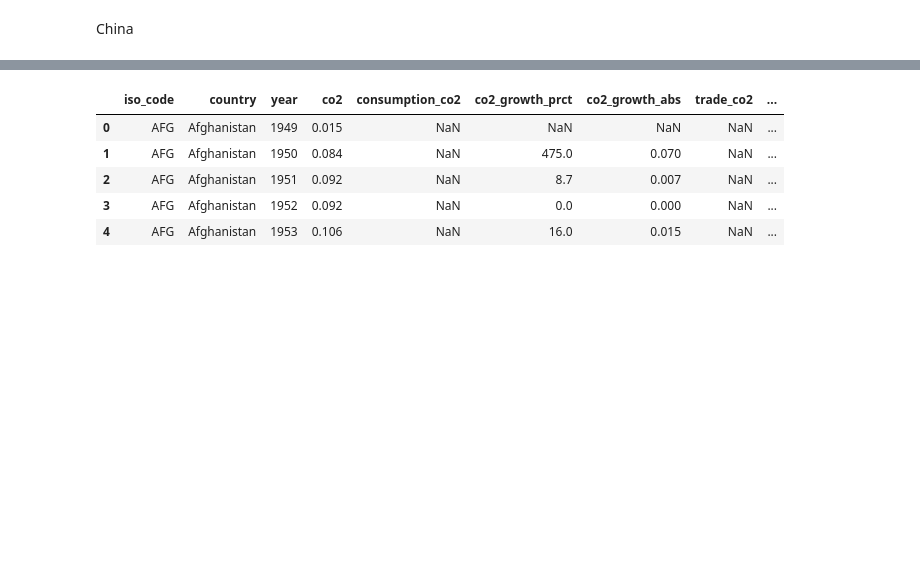
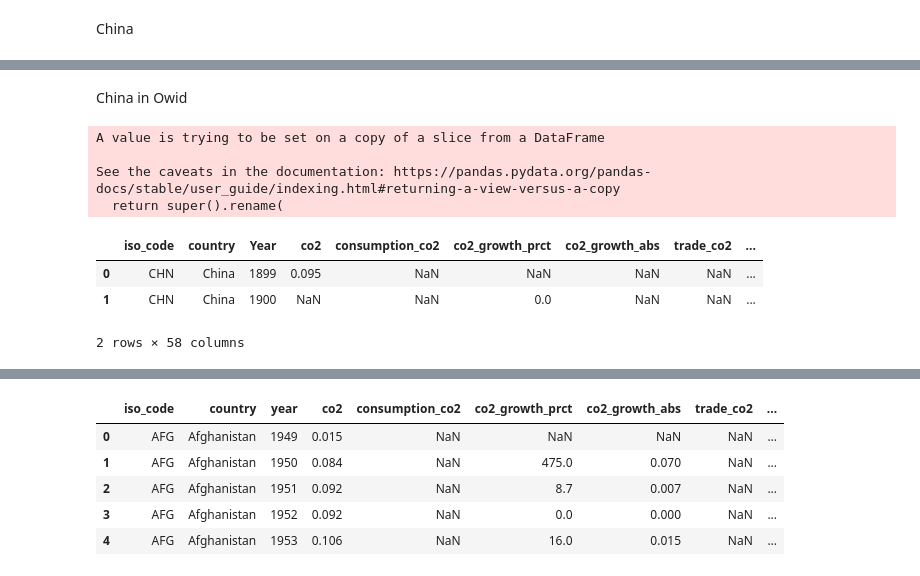
Before and after one commit to BingQuanChua/SASPICIOUS, a Jupyter notebook: eda_merged.ipynb, the cells around one changed output, grey strips where cells are left out. Cells and saved outputs as stored; diff of their text form; code cells hidden in the pictures; blank space fills up the shorter version.

```diff
--- a/eda_merged.ipynb
+++ b/eda_merged.ipynb
@@ -79,0 +126,16 @@ df_china
+# %% [markdown]
+China in Owid
+# %%
+df_china_owid = df_owid[df_owid['country']=='China']
+df_china_owid.reset_index(inplace=True, drop=True)
+df_china_owid.rename(columns={'year': 'Year'}, inplace=True)
+df_china_owid.head(2)
+# %% [output]
+A value is trying to be set on a copy of a slice from a DataFrame
+
+See the caveats in the documentation: https://pandas.pydata.org/pandas-docs/stable/user_guide/indexing.html#returning-a-view-versus-a-copy
+  return super().rename(
+|  | iso_code | country | Year | co2 | consumption_co2 | co2_growth_prct | co2_growth_abs | trade_co2 | ... |
+| 0 | CHN | China | 1899 | 0.095 | NaN | NaN | NaN | NaN | ... |
+| 1 | CHN | China | 1900 | NaN | NaN | 0.0 | NaN | NaN | ... |
+2 rows × 58 columns
```
Also changed, not shown: parts of 11 cells of this notebook.
